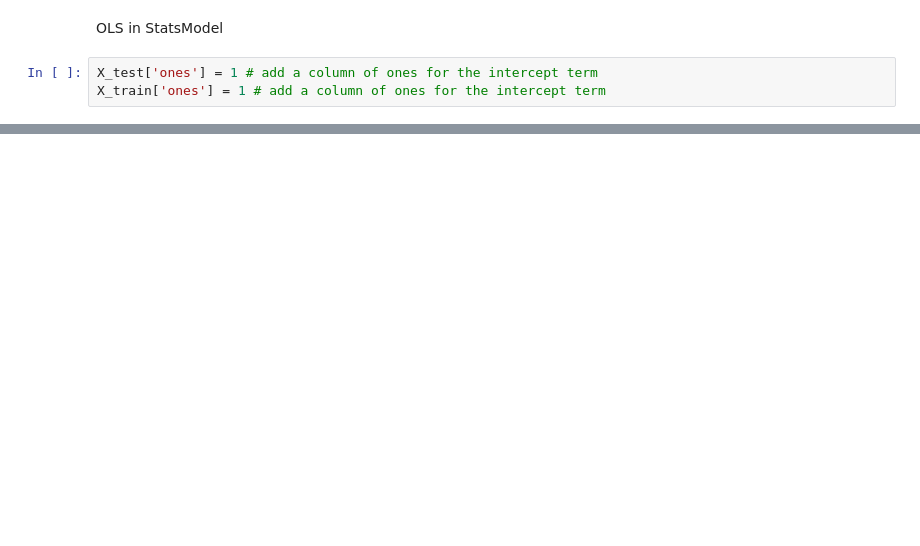
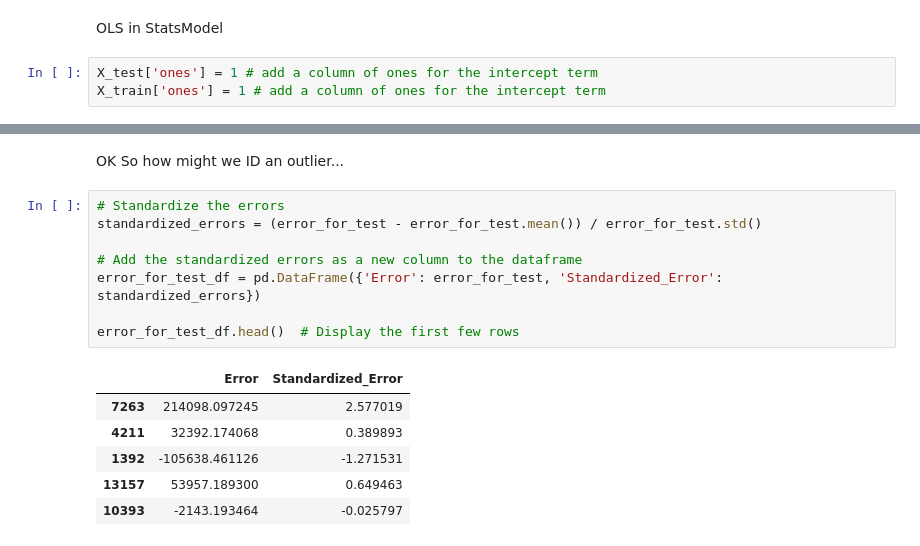
Before and after one commit to kenclements/SEAS8416DC8, a Jupyter notebook: src/SEAS8416_Linear_Regression.ipynb, the cells around one changed output, grey strips where cells are left out. Saved outputs shown, nothing was run; the diff lists cells and outputs as text; blank space fills up the shorter version.

```diff
--- a/src/SEAS8416_Linear_Regression.ipynb
+++ b/src/SEAS8416_Linear_Regression.ipynb
@@ -537,0 +339,17 @@ MAE: 62154.64959540106
+# %% [markdown]
+OK So how might we ID an outlier...
+# %%
+# Standardize the errors
+standardized_errors = (error_for_test - error_for_test.mean()) / error_for_test.std()
+
+# Add the standardized errors as a new column to the dataframe
+error_for_test_df = pd.DataFrame({'Error': error_for_test, 'Standardized_Error': standardized_errors})
+
+error_for_test_df.head()  # Display the first few rows
+# %% [output]
+|  | Error | Standardized_Error |
+| 7263 | 214098.097245 | 2.577019 |
+| 4211 | 32392.174068 | 0.389893 |
+| 1392 | -105638.461126 | -1.271531 |
+| 13157 | 53957.189300 | 0.649463 |
+| 10393 | -2143.193464 | -0.025797 |
```
Also changed, not shown: parts of 62 cells of this notebook, 3 other files.
